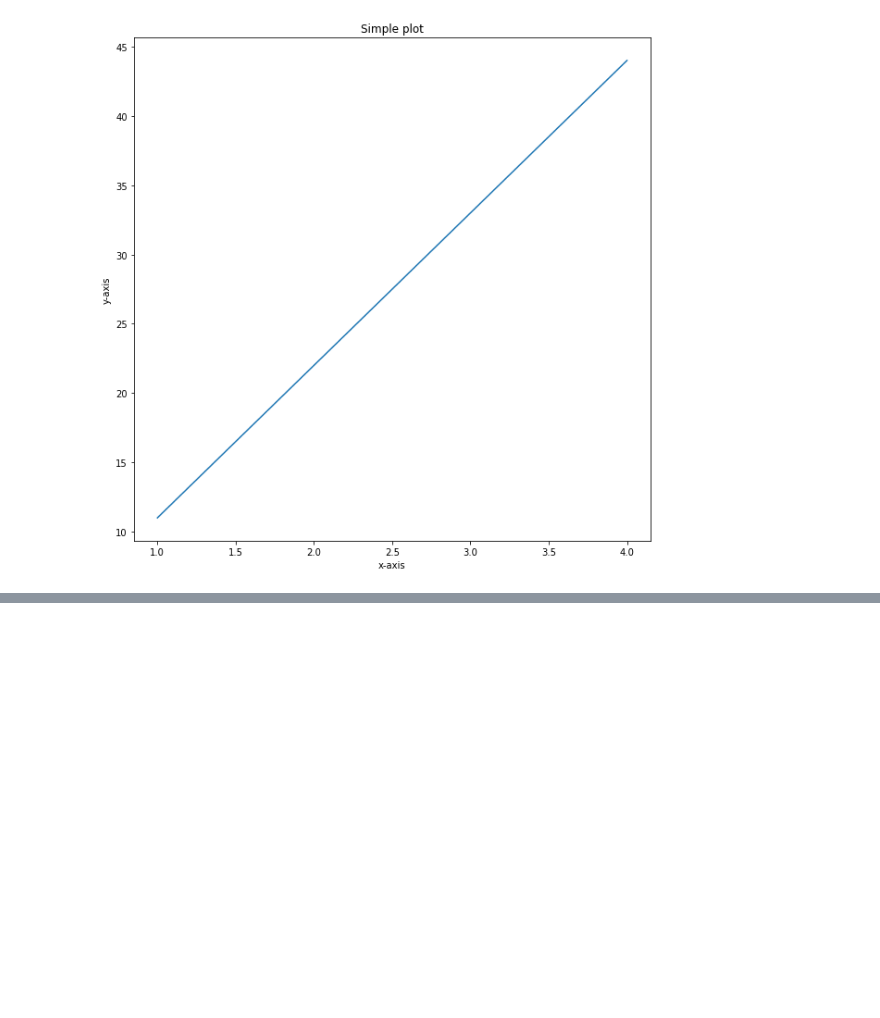
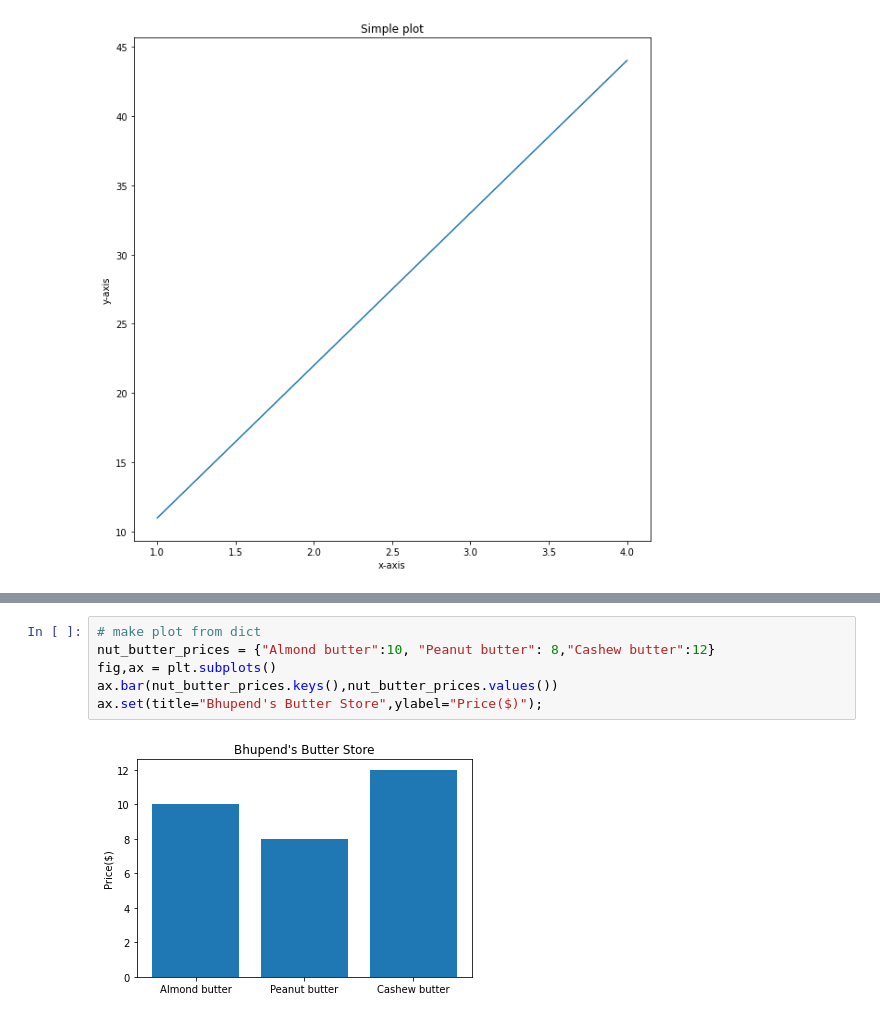
Before and after one commit to bhupendpatil/Practice, a Jupyter notebook: Data Analysis/Matplotlib/introduction-to-matplotlib.ipynb, the cells around one changed output, grey strips where cells are left out. Drawn from its saved outputs; the diff is of its cells as text; blank space fills up the shorter version.

```diff
--- a/Data Analysis/Matplotlib/introduction-to-matplotlib.ipynb
+++ b/Data Analysis/Matplotlib/introduction-to-matplotlib.ipynb
@@ -79,0 +118,8 @@ fig.savefig("same-plot.png")
+# %%
+# make plot from dict
+nut_butter_prices = {"Almond butter":10, "Peanut butter": 8,"Cashew butter":12}
+fig,ax = plt.subplots()
+ax.bar(nut_butter_prices.keys(),nut_butter_prices.values())
+ax.set(title="Bhupend's Butter Store",ylabel="Price($)");
+# %% [output]
+[figure, added]
```
Also changed, not shown: parts of 6 cells of this notebook.
